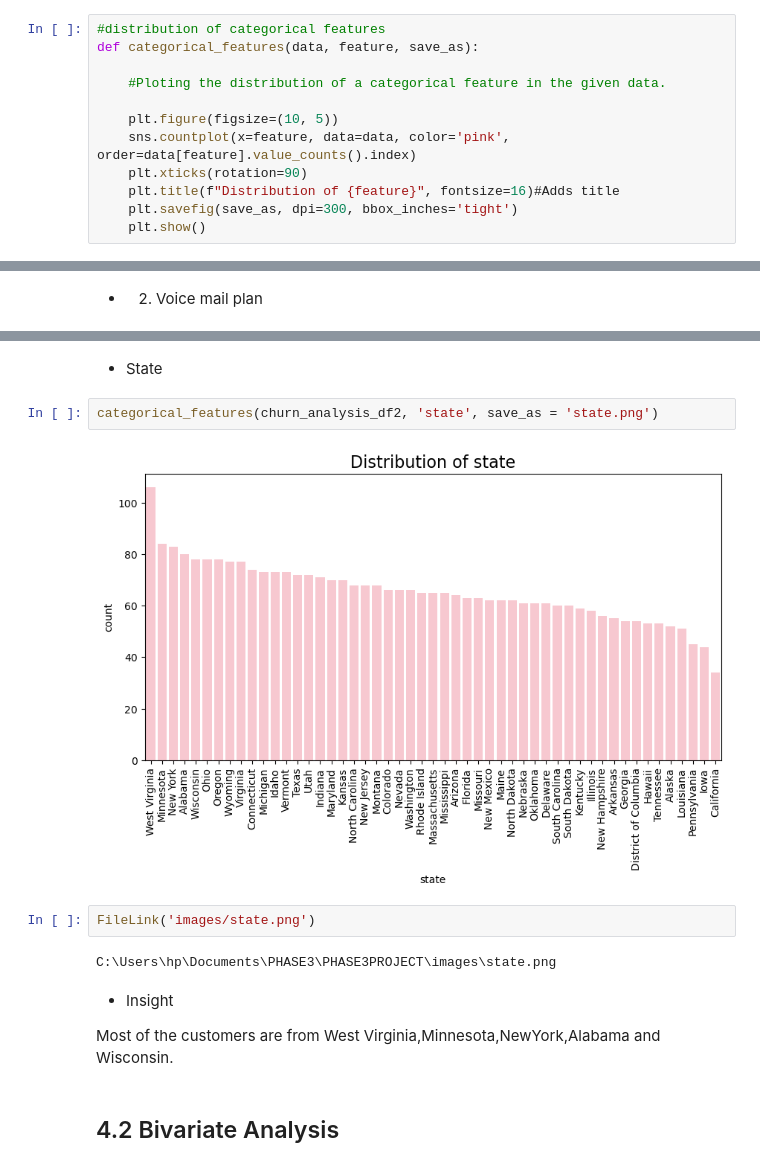
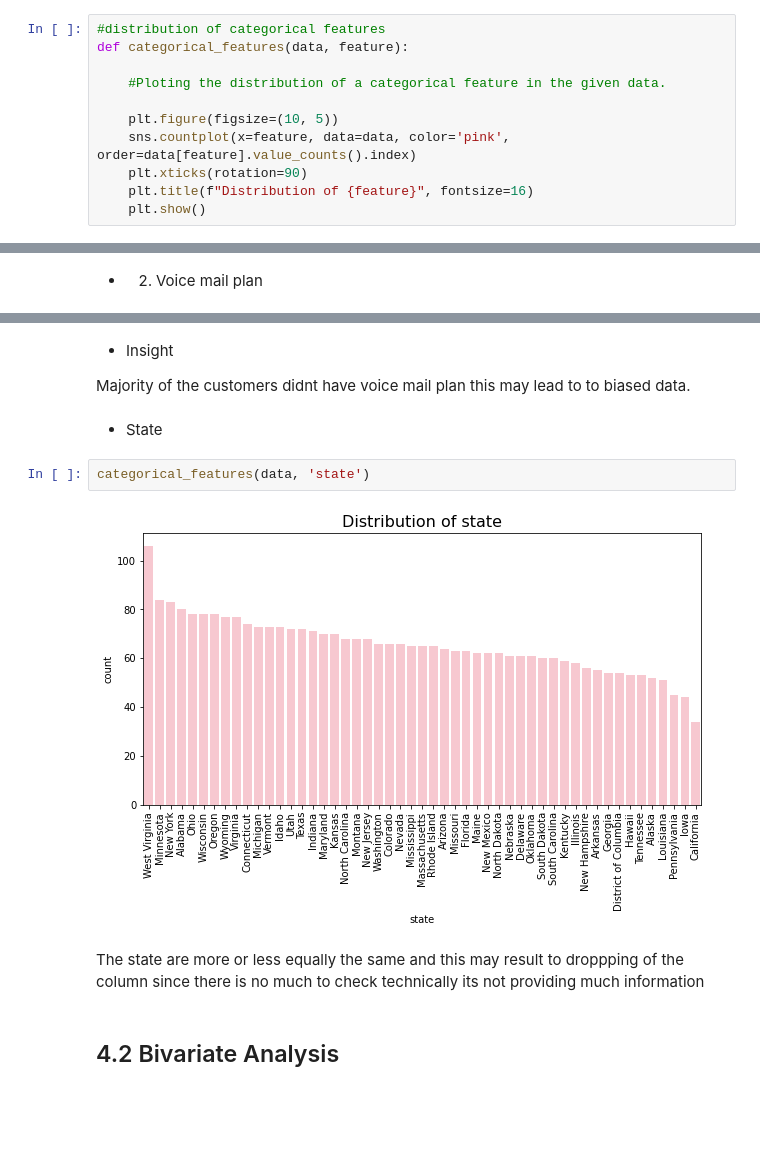
Before and after one commit to jane632/Churn-Prediction, a Jupyter notebook: churn_analysis.ipynb, the cells around one changed output, grey strips where cells are left out. Cells and saved outputs as stored; diff of their text form; blank space fills up the shorter version.

```diff
--- a/churn_analysis.ipynb
+++ b/churn_analysis.ipynb
@@ -388,13 +352,12 @@ Name: proportion, dtype: float64
 ### 2. Distribution of categorical features
 # %%
 #distribution of categorical features
-def categorical_features(data, feature, save_as):
+def categorical_features(data, feature):
 
     #Ploting the distribution of a categorical feature in the given data.
 
     plt.figure(figsize=(10, 5))
     sns.countplot(x=feature, data=data, color='pink', order=data[feature].value_counts().index)
     plt.xticks(rotation=90)
-    plt.title(f"Distribution of {feature}", fontsize=16)#Adds title
-    plt.savefig(save_as, dpi=300, bbox_inches='tight')
+    plt.title(f"Distribution of {feature}", fontsize=16)
     plt.show()
@@ -444,16 +380,14 @@ C:\Users\hp\Documents\PHASE3\PHASE3PROJECT\images\voice_mail_plan.png
+# %% [markdown]
+* Insight
+
+Majority of the customers didnt have voice mail plan this may lead to to biased data.
 # %% [markdown]
 * State
-# %%
-categorical_features(churn_analysis_df2, 'state', save_as = 'state.png')
-# %% [output]
-[figure, removed]
-# %%
-FileLink('images/state.png')
-# %% [output]
-C:\Users\hp\Documents\PHASE3\PHASE3PROJECT\images\state.png
-# %% [markdown]
-* Insight
-
-Most of the customers are from West Virginia,Minnesota,NewYork,Alabama and Wisconsin.
+# %%
+categorical_features(data, 'state')
+# %% [output]
+[figure, added]
+# %% [markdown]
+The state are more or less equally the same and this may result to droppping of the column since there is no much to check technically its not providing much information
 # %% [markdown]
 ## 4.2 Bivariate Analysis
```
Also changed, not shown: parts of 188 cells of this notebook, 17 other files.
